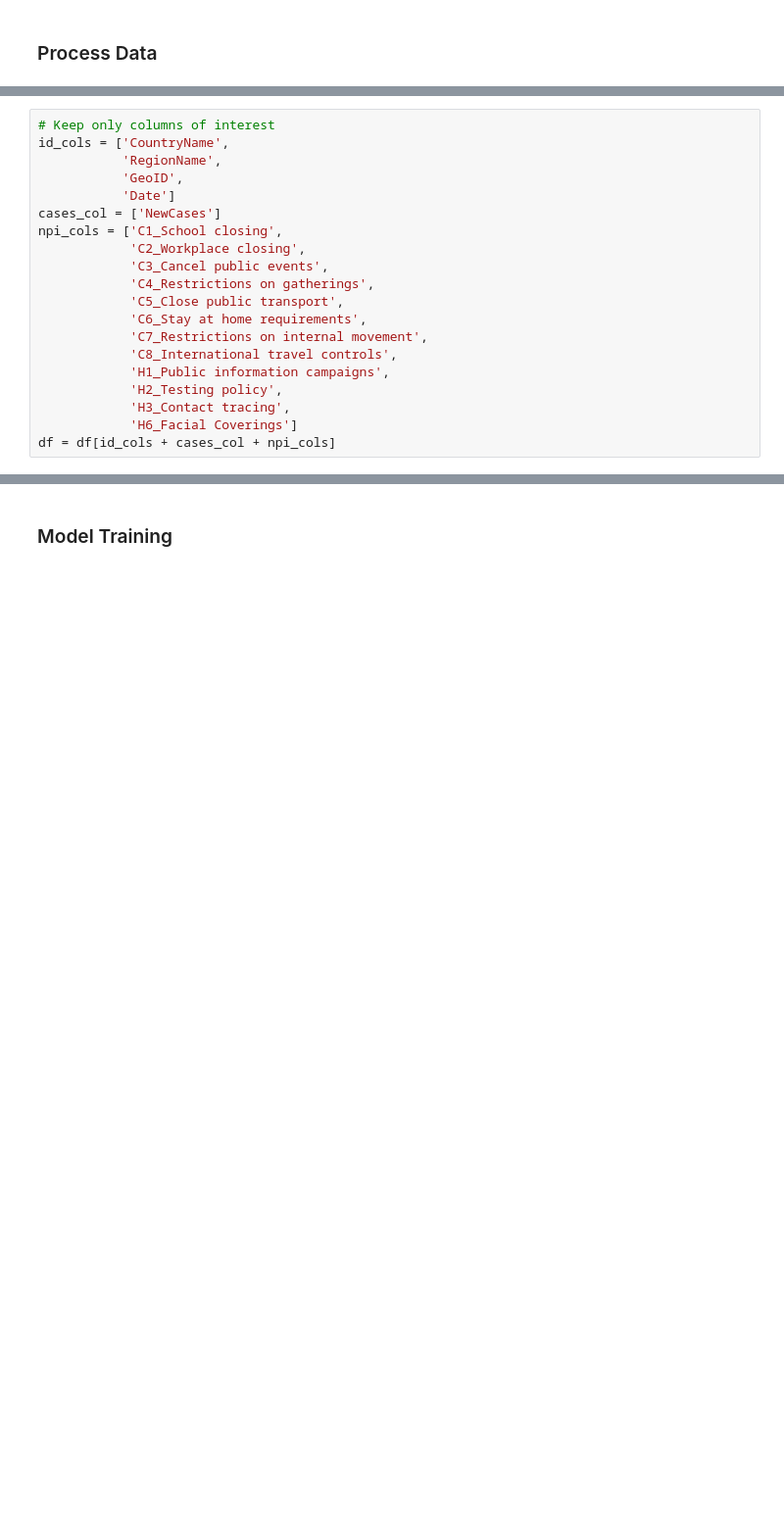
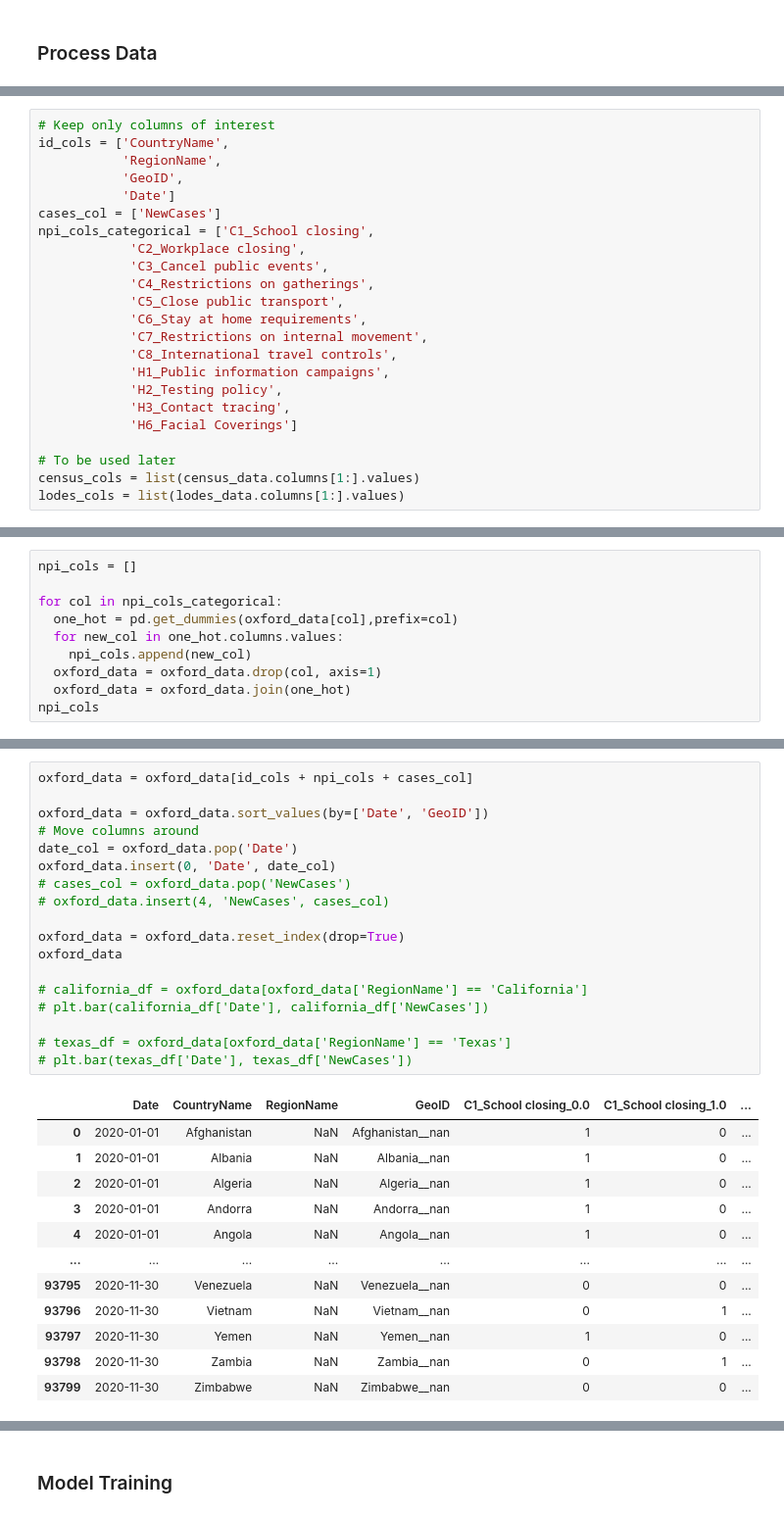
Before and after one commit to katherinesing/usc-xprize-covid, a Jupyter notebook: covid-xprize/covid_xprize/examples/predictors/linear_reg/lin-reg.ipynb, the cells around one changed output, grey strips where cells are left out. Shown: that part at 98% size. Cells and saved outputs as stored; diff of their text form; blank space fills up the shorter version.

```diff
--- a/covid-xprize/covid_xprize/examples/predictors/linear_reg/lin-reg.ipynb
+++ b/covid-xprize/covid_xprize/examples/predictors/linear_reg/lin-reg.ipynb
@@ -69,7 +225,7 @@ id_cols = ['CountryName',
            'GeoID',
            'Date']
 cases_col = ['NewCases']
-npi_cols = ['C1_School closing',
+npi_cols_categorical = ['C1_School closing',
             'C2_Workplace closing',
             'C3_Cancel public events',
             'C4_Restrictions on gatherings',
@@ -81,4 +237,7 @@ npi_cols = ['C1_School closing',
             'H2_Testing policy',
             'H3_Contact tracing',
             'H6_Facial Coverings']
-df = df[id_cols + cases_col + npi_cols]
+
+# To be used later
+census_cols = list(census_data.columns[1:].values)
+lodes_cols = list(lodes_data.columns[1:].values)
@@ -97,0 +244,10 @@ df
+# %%
+npi_cols = []
+
+for col in npi_cols_categorical:
+  one_hot = pd.get_dummies(oxford_data[col],prefix=col)
+  for new_col in one_hot.columns.values:
+    npi_cols.append(new_col)
+  oxford_data = oxford_data.drop(col, axis=1)
+  oxford_data = oxford_data.join(one_hot)
+npi_cols
@@ -97,0 +272,31 @@ df
+# %%
+oxford_data = oxford_data[id_cols + npi_cols + cases_col]
+
+oxford_data = oxford_data.sort_values(by=['Date', 'GeoID'])
+# Move columns around
+date_col = oxford_data.pop('Date')
+oxford_data.insert(0, 'Date', date_col)
+# cases_col = oxford_data.pop('NewCases')
+# oxford_data.insert(4, 'NewCases', cases_col)
+
+oxford_data = oxford_data.reset_index(drop=True)
+oxford_data
+
+# california_df = oxford_data[oxford_data['RegionName'] == 'California']
+# plt.bar(california_df['Date'], california_df['NewCases'])
+
+# texas_df = oxford_data[oxford_data['RegionName'] == 'Texas']
+# plt.bar(texas_df['Date'], texas_df['NewCases'])
+# %% [output]
+|  | Date | CountryName | RegionName | GeoID | C1_School closing_0.0 | C1_School closing_1.0 | ... |
+| 0 | 2020-01-01 | Afghanistan | NaN | Afghanistan__nan | 1 | 0 | ... |
+| 1 | 2020-01-01 | Albania | NaN | Albania__nan | 1 | 0 | ... |
+| 2 | 2020-01-01 | Algeria | NaN | Algeria__nan | 1 | 0 | ... |
+| 3 | 2020-01-01 | Andorra | NaN | Andorra__nan | 1 | 0 | ... |
+| 4 | 2020-01-01 | Angola | NaN | Angola__nan | 1 | 0 | ... |
+| ... | ... | ... | ... | ... | ... | ... | ... |
+| 93795 | 2020-11-30 | Venezuela | NaN | Venezuela__nan | 0 | 0 | ... |
+| 93796 | 2020-11-30 | Vietnam | NaN | Vietnam__nan | 0 | 1 | ... |
+| 93797 | 2020-11-30 | Yemen | NaN | Yemen__nan | 1 | 0 | ... |
+| 93798 | 2020-11-30 | Zambia | NaN | Zambia__nan | 0 | 1 | ... |
+| 93799 | 2020-11-30 | Zimbabwe | NaN | Zimbabwe__nan | 0 | 0 | ... |
```
Also changed, not shown: parts of 52 cells of this notebook, 2 other files.
